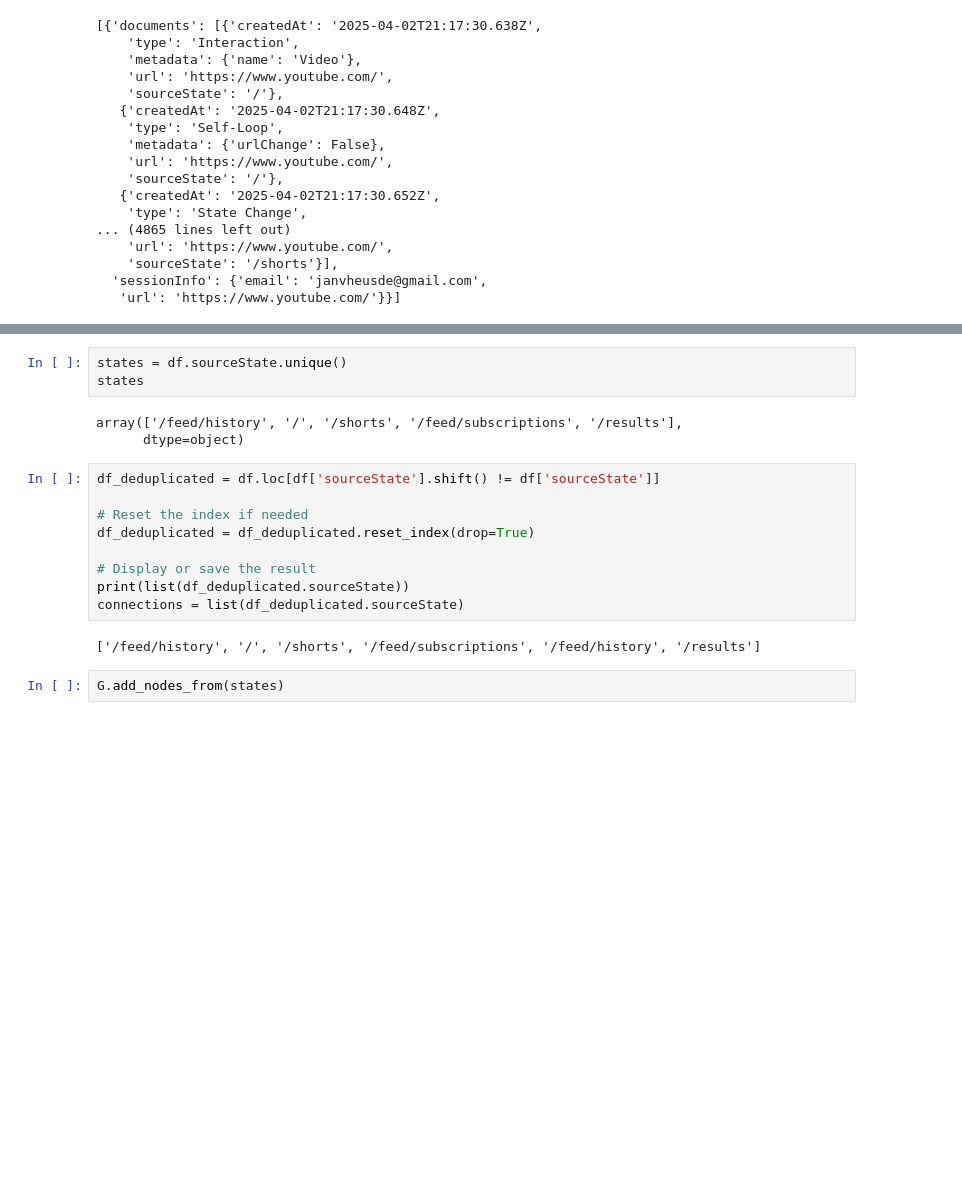
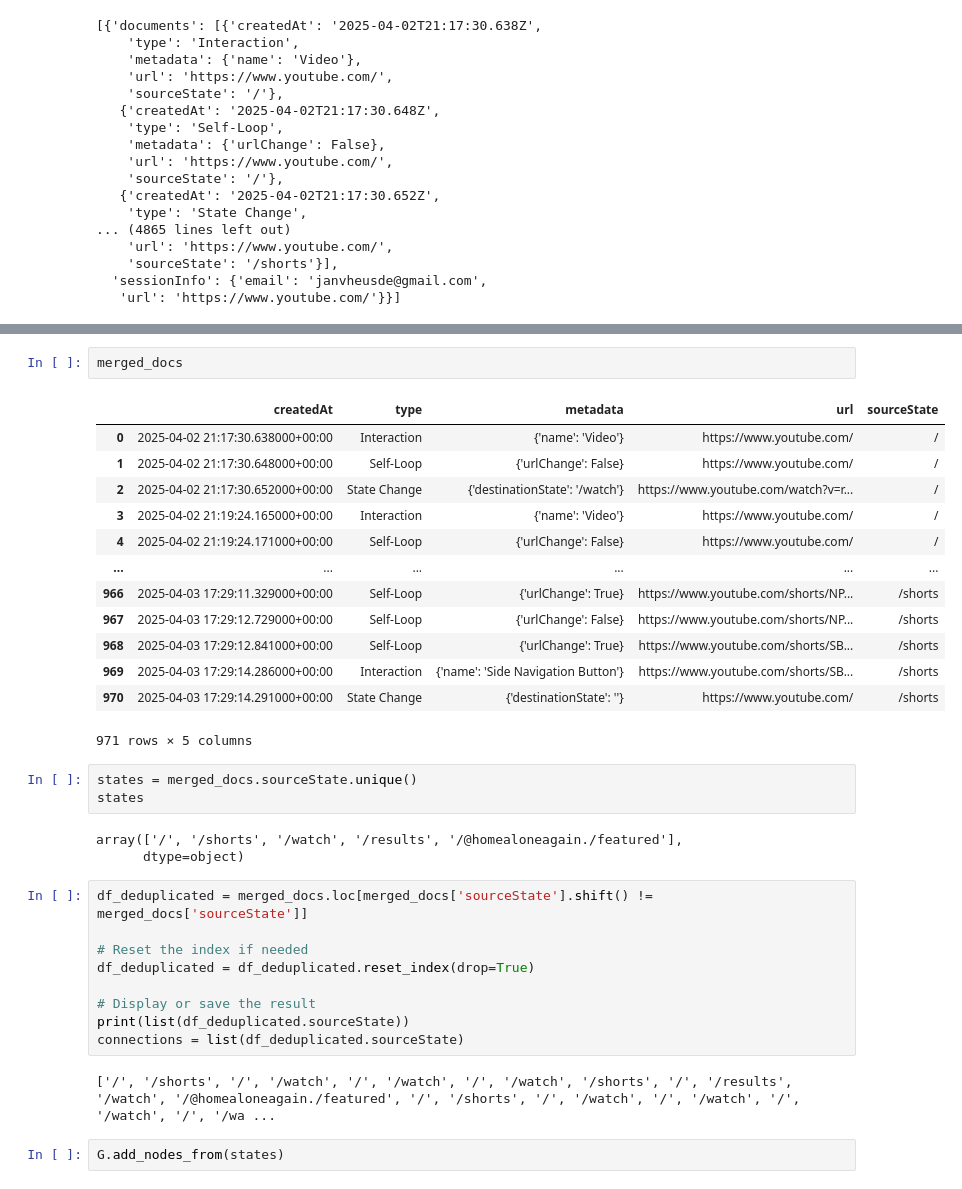
Before and after one commit to jikaelgagnon/interactor, a Jupyter notebook: markov_playground.ipynb, the cells around one changed output, grey strips where cells are left out. Drawn from its saved outputs; the diff is of its cells as text; blank space fills up the shorter version.

```diff
--- a/markov_playground.ipynb
+++ b/markov_playground.ipynb
@@ -151,11 +83,27 @@ df
+# %%
+merged_docs
+# %% [output]
+|  | createdAt | type | metadata | url | sourceState |
+| 0 | 2025-04-02 21:17:30.638000+00:00 | Interaction | {'name': 'Video'} | https://www.youtube.com/ | / |
+| 1 | 2025-04-02 21:17:30.648000+00:00 | Self-Loop | {'urlChange': False} | https://www.youtube.com/ | / |
+| 2 | 2025-04-02 21:17:30.652000+00:00 | State Change | {'destinationState': '/watch'} | https://www.youtube.com/watch?v=r... | / |
+| 3 | 2025-04-02 21:19:24.165000+00:00 | Interaction | {'name': 'Video'} | https://www.youtube.com/ | / |
+| 4 | 2025-04-02 21:19:24.171000+00:00 | Self-Loop | {'urlChange': False} | https://www.youtube.com/ | / |
+| ... | ... | ... | ... | ... | ... |
+| 966 | 2025-04-03 17:29:11.329000+00:00 | Self-Loop | {'urlChange': True} | https://www.youtube.com/shorts/NP... | /shorts |
+| 967 | 2025-04-03 17:29:12.729000+00:00 | Self-Loop | {'urlChange': False} | https://www.youtube.com/shorts/NP... | /shorts |
+| 968 | 2025-04-03 17:29:12.841000+00:00 | Self-Loop | {'urlChange': True} | https://www.youtube.com/shorts/SB... | /shorts |
+| 969 | 2025-04-03 17:29:14.286000+00:00 | Interaction | {'name': 'Side Navigation Button'} | https://www.youtube.com/shorts/SB... | /shorts |
+| 970 | 2025-04-03 17:29:14.291000+00:00 | State Change | {'destinationState': ''} | https://www.youtube.com/ | /shorts |
+971 rows × 5 columns
 # %%
-states = df.sourceState.unique()
+states = merged_docs.sourceState.unique()
 states
 # %% [output]
-array(['/feed/history', '/', '/shorts', '/feed/subscriptions', '/results'],
+array(['/', '/shorts', '/watch', '/results', '/@homealoneagain./featured'],
       dtype=object)
 # %%
-df_deduplicated = df.loc[df['sourceState'].shift() != df['sourceState']]
+df_deduplicated = merged_docs.loc[merged_docs['sourceState'].shift() != merged_docs['sourceState']]
 
 # Reset the index if needed
 df_deduplicated = df_deduplicated.reset_index(drop=True)
@@ -164,7 +112,7 @@ df_deduplicated = df_deduplicated.reset_index(drop=True)
 print(list(df_deduplicated.sourceState))
 connections = list(df_deduplicated.sourceState)
 # %% [output]
-['/feed/history', '/', '/shorts', '/feed/subscriptions', '/feed/history', '/results']
+['/', '/shorts', '/', '/watch', '/', '/watch', '/', '/watch', '/shorts', '/', '/results', '/watch', '/@homealoneagain./featured', '/', '/shorts', '/', '/watch', '/', '/watch', '/', '/watch', '/', '/wa ...
 # %%
 G.add_nodes_from(states)
 # %%
```
Also changed, not shown: parts of 24 cells of this notebook.
